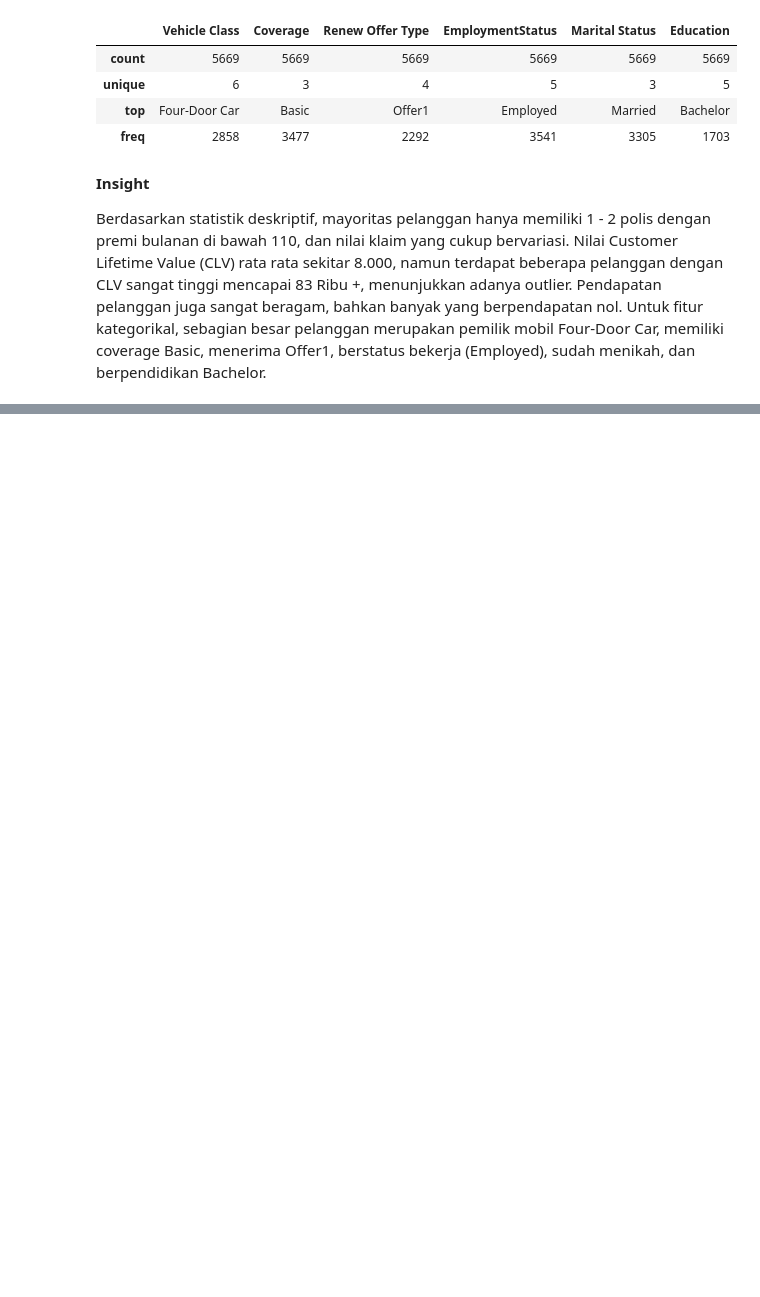
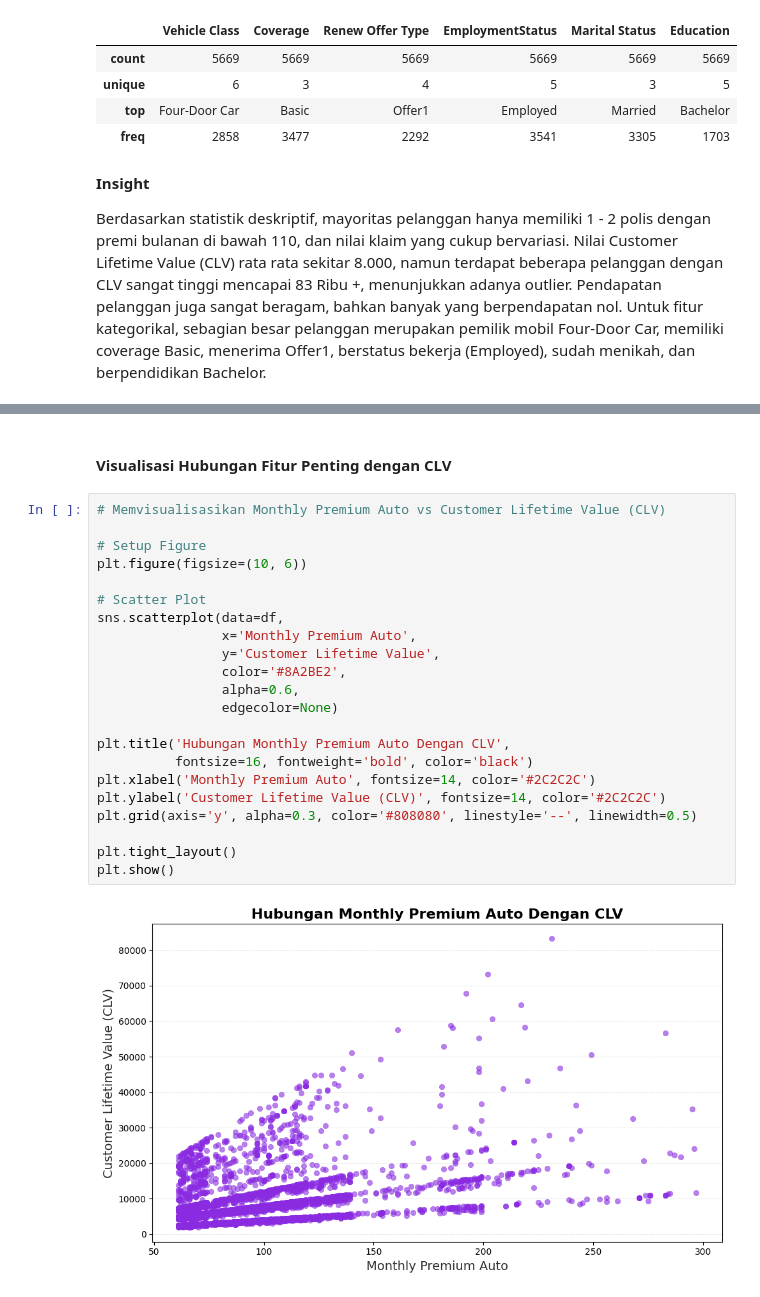
Before and after one commit to BagasNuryaman15/Capstone-2-SatriaDirgantaraN, a Jupyter notebook: Notebook.ipynb, the cells around one changed output, grey strips where cells are left out. Drawn from its saved outputs; the diff is of its cells as text; blank space fills up the shorter version.

```diff
--- a/Notebook.ipynb
+++ b/Notebook.ipynb
@@ -153,0 +308,26 @@ Berdasarkan statistik deskriptif, mayoritas pelanggan hanya memiliki 1 - 2 polis
+# %% [markdown]
+#### **Visualisasi Hubungan Fitur Penting dengan CLV**
+# %%
+# Memvisualisasikan Monthly Premium Auto vs Customer Lifetime Value (CLV)
+
+# Setup Figure
+plt.figure(figsize=(10, 6))
+
+# Scatter Plot
+sns.scatterplot(data=df,
+                x='Monthly Premium Auto',
+                y='Customer Lifetime Value',
+                color='#8A2BE2',
+                alpha=0.6,
+                edgecolor=None)
+
+plt.title('Hubungan Monthly Premium Auto Dengan CLV',
+          fontsize=16, fontweight='bold', color='black')
+plt.xlabel('Monthly Premium Auto', fontsize=14, color='#2C2C2C')
+plt.ylabel('Customer Lifetime Value (CLV)', fontsize=14, color='#2C2C2C')
+plt.grid(axis='y', alpha=0.3, color='#808080', linestyle='--', linewidth=0.5)
+
+plt.tight_layout()
+plt.show()
+# %% [output]
+[figure, added]
```
Also changed, not shown: parts of 12 cells of this notebook.
